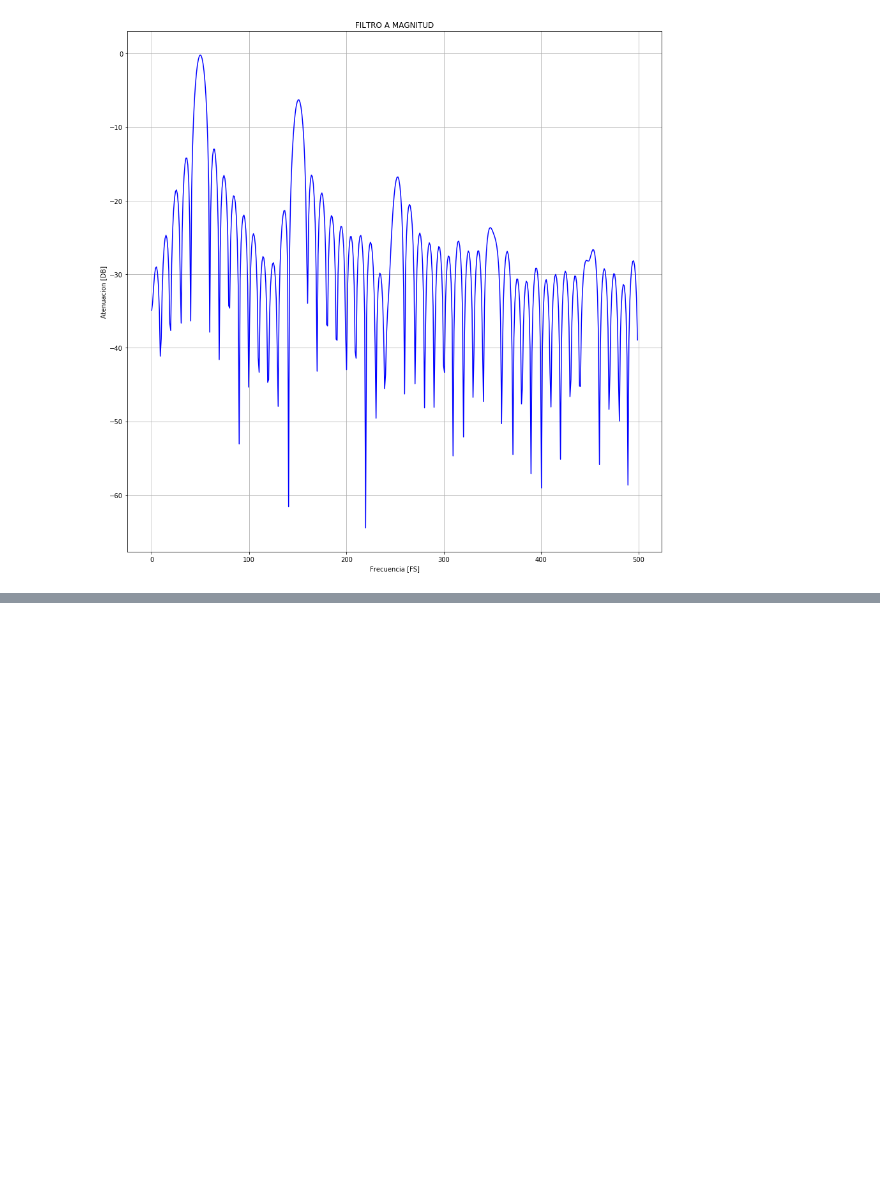
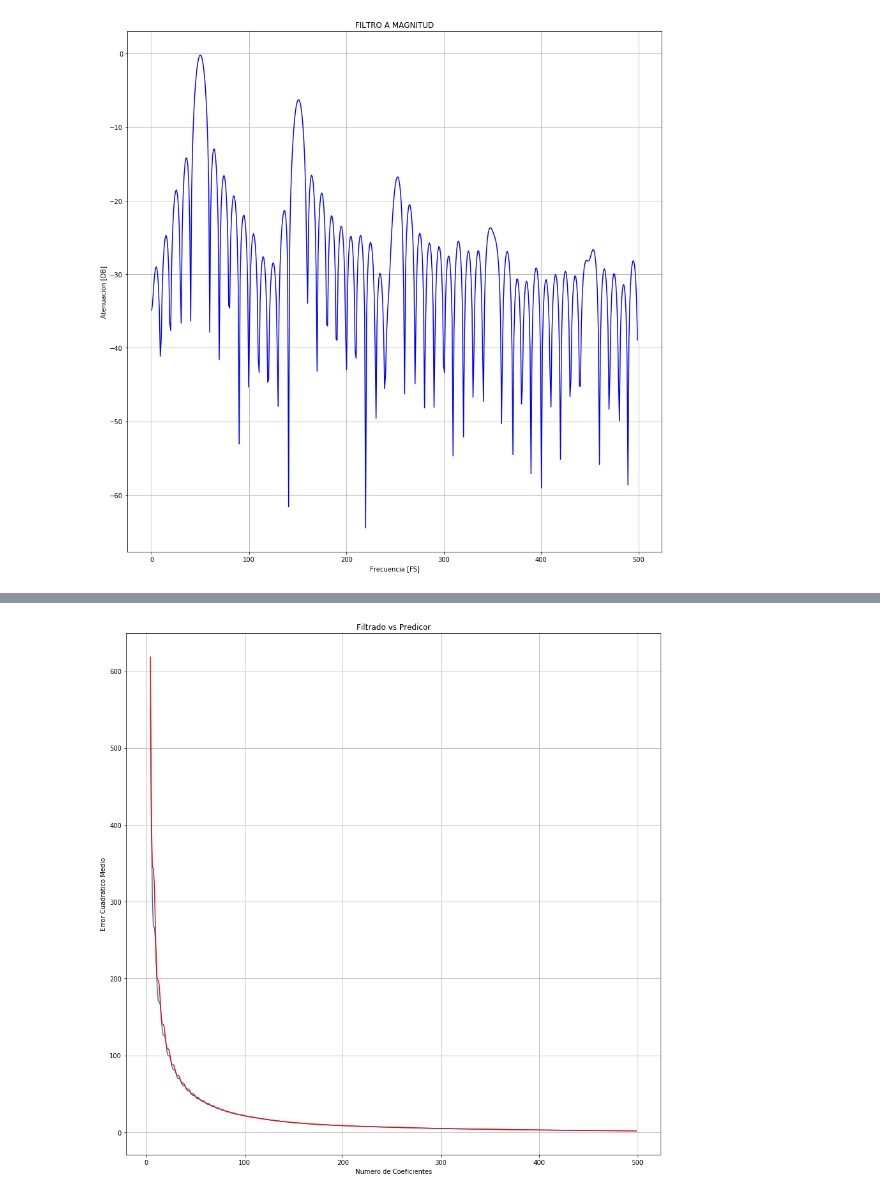
Before and after one commit to gonzalolavigna/ps, a Jupyter notebook: MSE-master/2019/dsp/predictor.ipynb, the cells around one changed output, grey strips where cells are left out. Cells and saved outputs as stored; diff of their text form; code cells hidden in the pictures; blank space fills up the shorter version.

```diff
--- a/MSE-master/2019/dsp/predictor.ipynb
+++ b/MSE-master/2019/dsp/predictor.ipynb
@@ -462,0 +526,46 @@ plt.show()
+# %%
+#Una pregunta que nos hicimos que pasa con el error cuadratico medio a medido que avanzamos.
+#Viendo esta capacidad ahora probemos con una señal que contenga dos senos de distinta frecuencia
+#Aumentos el ruido del sigma de entrada, subamosle la frecuencia de entrada
+#Guarda que esto le puede llevar tiempo en calcular
+
+####################################Filtrado####################################
+sigma   = 0.5
+ncoeffs = 100
+f0      = 100
+fs      = 1000
+ts      = 1/fs
+t_max   = 5
+N  = t_max*fs
+
+#Vector con valores de tiempos
+tt              = np.linspace(0,t_max,N,endpoint = False)
+d               = np.sin(2*f0*np.pi*tt + np.pi/4)
+#Esta señal es la deseada mas la señal con un ruido
+input_signal    = d + np.random.normal(0,sigma,np.size(d))
+
+
+#Calculemos el error MSE, para todos los posibles filtros yendo de 4 coeficientes a 500 calculamos el minimo
+#error cuadratiuco medio
+e_min_ARRAY = []
+for i in np.arange(4,500):
+    BH_BIS          = align_samples(input_signal,i)
+    d_desired_slice = d[i-1:]
+    e_min_ARRAY.append(minimum_mse(BH_BIS,d_desired_slice))
+
+####################################Predictor####################################
+e_min_ARRAY_predictor = []
+for i in np.arange(4,500):
+    CH_BIS          = align_samples_predictor(input_signal,i)
+    d_desired_slice = d[i:]
+    e_min_ARRAY_predictor.append(minimum_mse(CH_BIS,d_desired_slice))
+
+plt.figure()
+plt.plot(np.arange(4,500),e_min_ARRAY)
+plt.plot(np.arange(4,500),e_min_ARRAY_predictor,'r')
+plt.title('Filtrado vs Predicor')
+plt.xlabel('Numero de Coeficientes')
+plt.ylabel('Error Cuadratico Medio')
+plt.grid()
+# %% [output]
+[figure, added]
```
Also changed, not shown: parts of 15 cells of this notebook, 1 other file.
